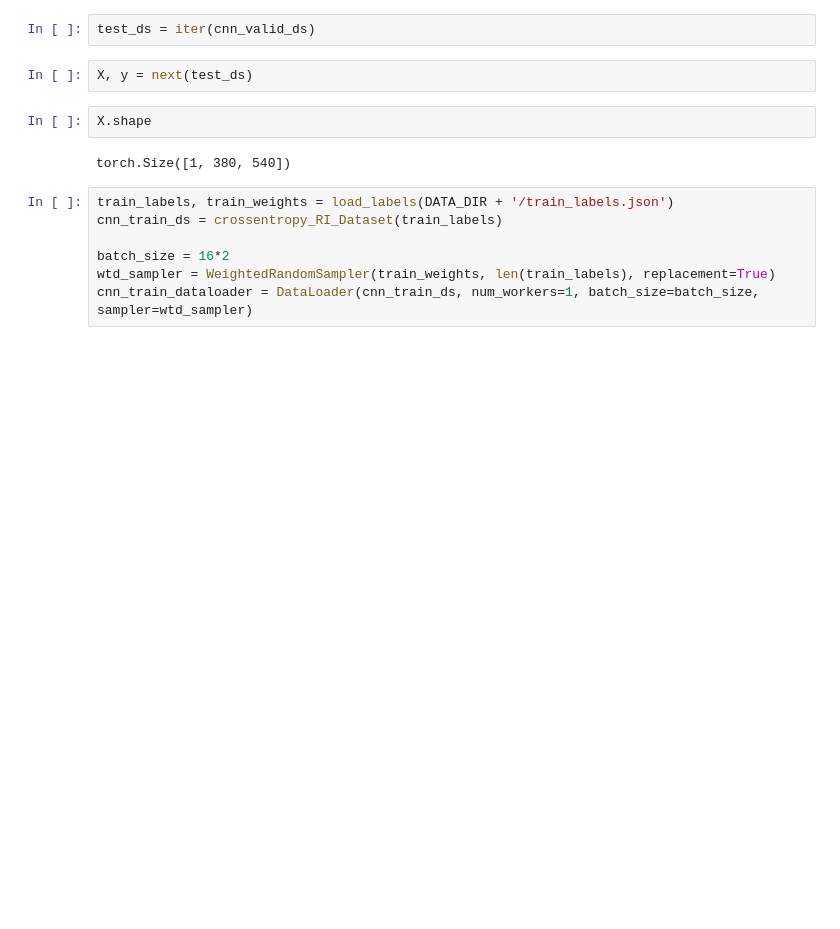
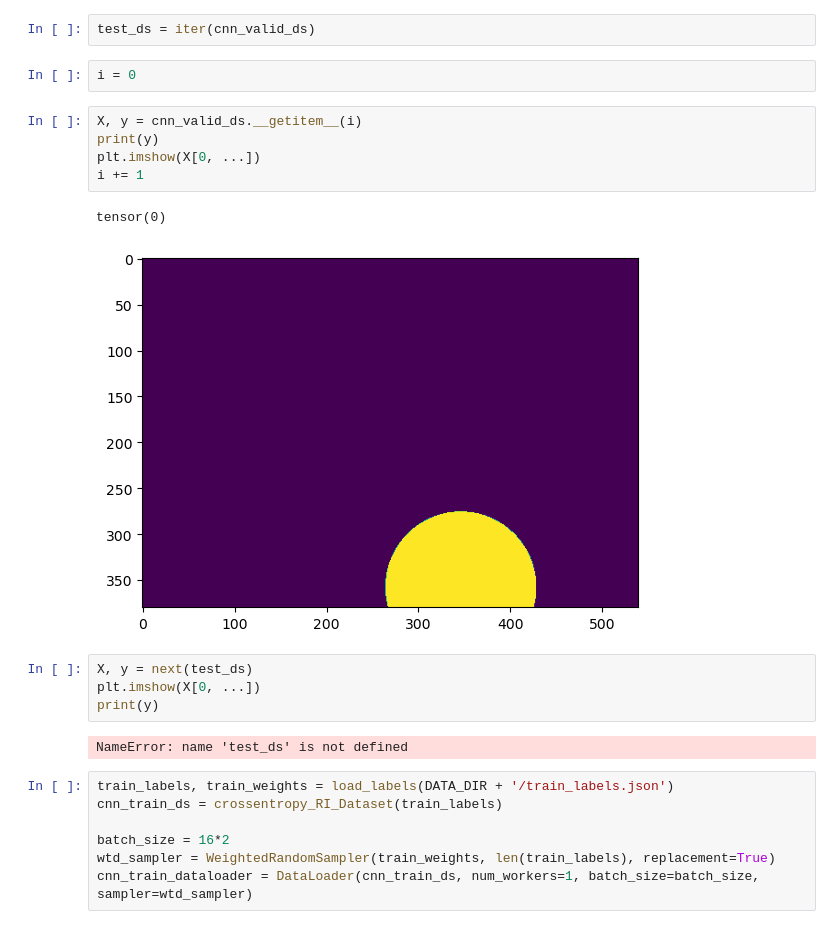
Before and after one commit to zyjux/glp, a Jupyter notebook: glp_ri/RI_testing_dev.ipynb, the cells around one changed output. Saved outputs shown, nothing was run; the diff lists cells and outputs as text; blank space fills up the shorter version.

```diff
--- a/glp_ri/RI_testing_dev.ipynb
+++ b/glp_ri/RI_testing_dev.ipynb
@@ -20,11 +60,21 @@ cnn_valid_dataloader = DataLoader(cnn_valid_ds, num_workers=1, batch_size=batch_
 # %%
 test_ds = iter(cnn_valid_ds)
-# %%
-X, y = next(test_ds)
-# %%
-X.shape
-# %% [output]
-torch.Size([1, 380, 540])
+# %%
+i = 0
+# %%
+X, y = cnn_valid_ds.__getitem__(i)
+print(y)
+plt.imshow(X[0, ...])
+i += 1
+# %% [output]
+tensor(0)
+[figure, added]
+# %%
+X, y = next(test_ds)
+plt.imshow(X[0, ...])
+print(y)
+# %% [output]
+NameError: name 'test_ds' is not defined
 # %%
 train_labels, train_weights = load_labels(DATA_DIR + '/train_labels.json')
 cnn_train_ds = crossentropy_RI_Dataset(train_labels)
```
Also changed, not shown: parts of 8 cells of this notebook, 8 other files.
